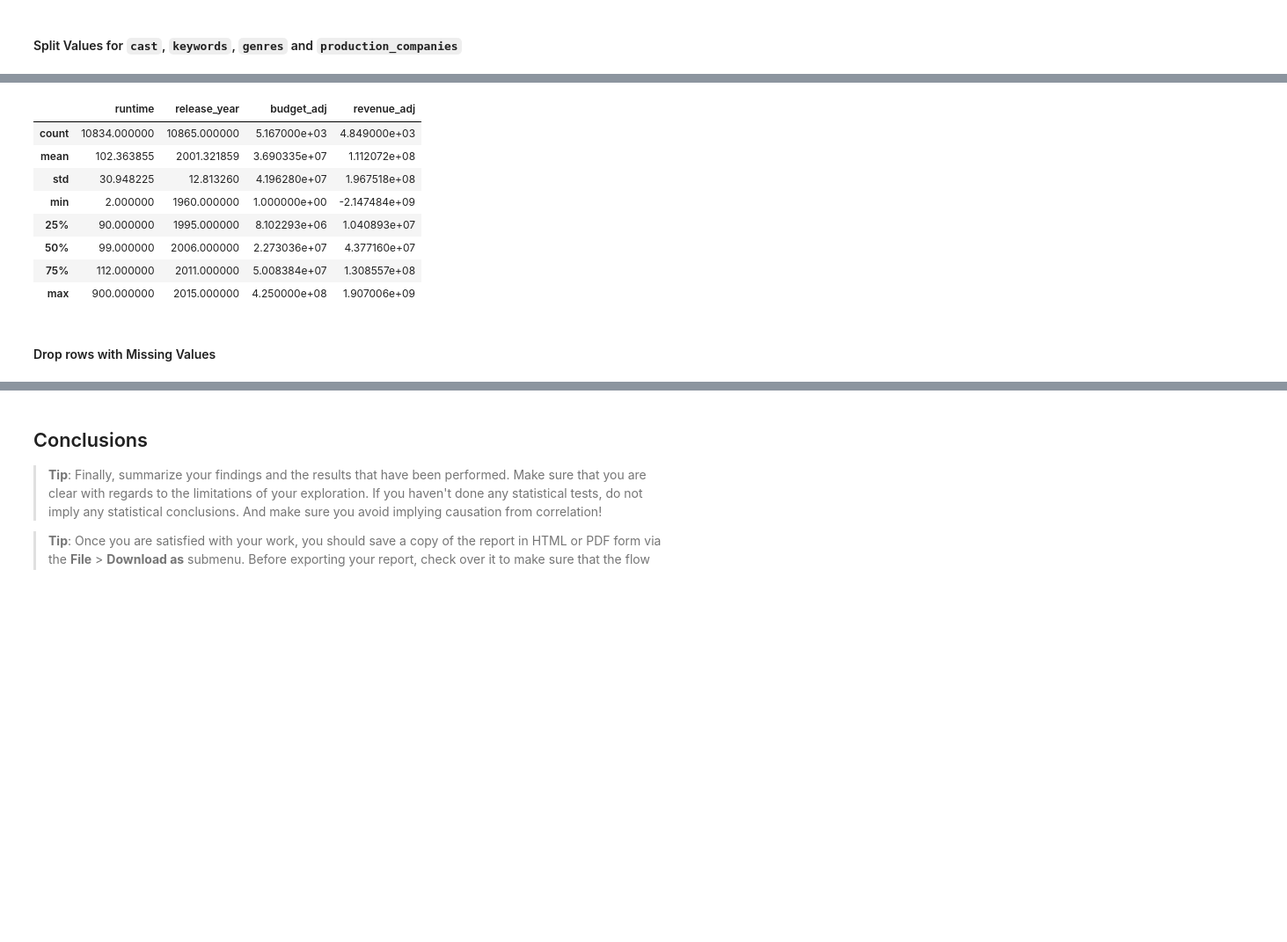
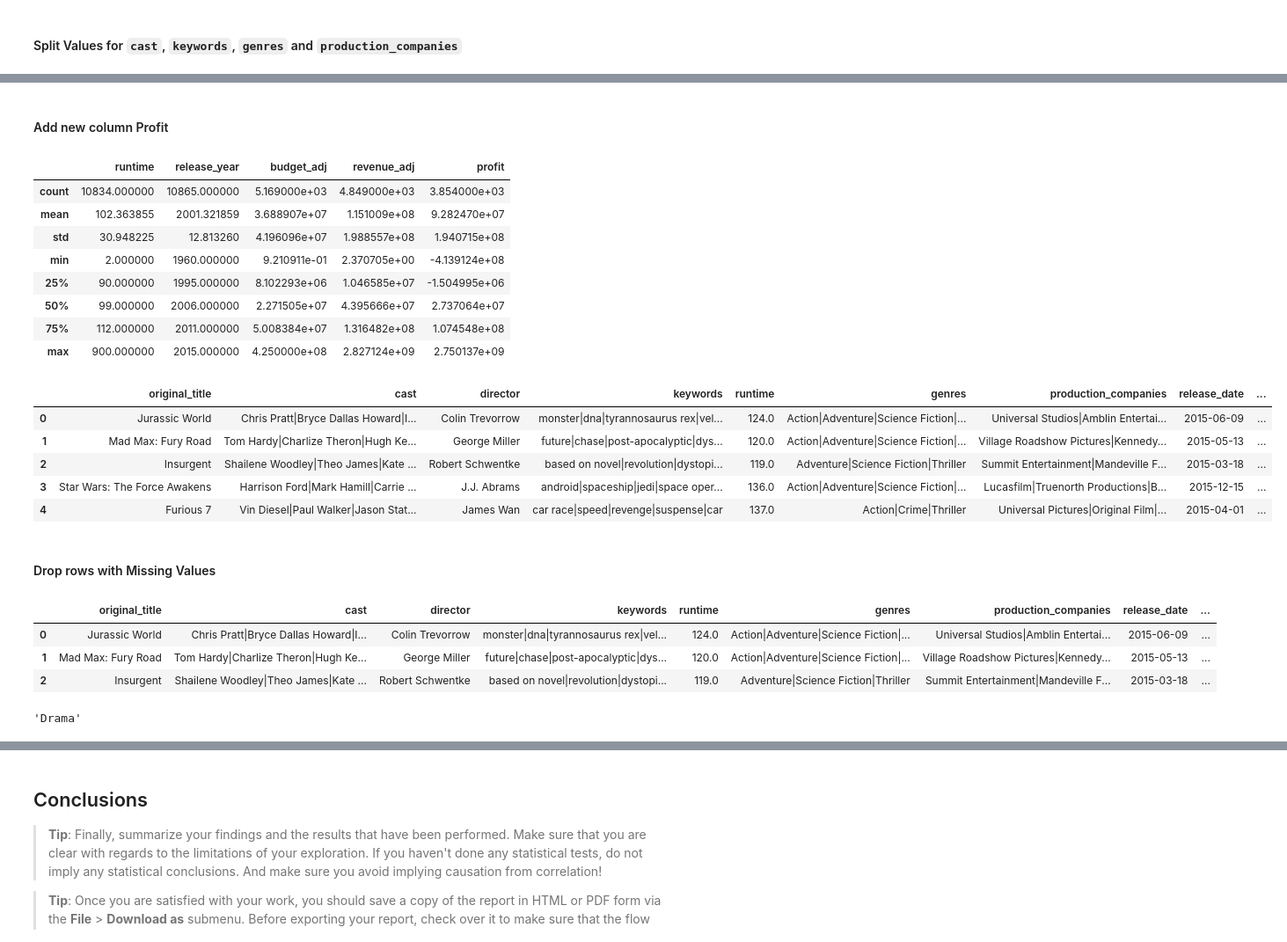
Before and after one commit to emilylauyw/Udacity-DAND-Project3-Investigate-TMDb-Movie-Dataset, a Jupyter notebook: investigate-tmdb-dataset.ipynb, the cells around one changed output, grey strips where cells are left out. Shown at 88% size. Drawn from its saved outputs; the diff is of its cells as text; code cells hidden in the pictures; blank space fills up the shorter version.

```diff
--- a/investigate-tmdb-dataset.ipynb
+++ b/investigate-tmdb-dataset.ipynb
@@ -287,14 +290,42 @@ movie_df[zero_list] = movie_df[zero_list].replace(0, np.NAN)
+# %% [markdown]
+#### Add new column Profit
+# %%
+# Insert a new column profit calculated using revenue minus budget
+movie_df['profit'] = movie_df['revenue_adj'] - movie_df['budget_adj']
+# %%
+# To confirm the changes
+movie_df.describe()
+# %% [output]
+|  | runtime | release_year | budget_adj | revenue_adj | profit |
+| count | 10834.000000 | 10865.000000 | 5.169000e+03 | 4.849000e+03 | 3.854000e+03 |
+| mean | 102.363855 | 2001.321859 | 3.688907e+07 | 1.151009e+08 | 9.282470e+07 |
+| std | 30.948225 | 12.813260 | 4.196096e+07 | 1.988557e+08 | 1.940715e+08 |
+| min | 2.000000 | 1960.000000 | 9.210911e-01 | 2.370705e+00 | -4.139124e+08 |
+| 25% | 90.000000 | 1995.000000 | 8.102293e+06 | 1.046585e+07 | -1.504995e+06 |
+| 50% | 99.000000 | 2006.000000 | 2.271505e+07 | 4.395666e+07 | 2.737064e+07 |
+| 75% | 112.000000 | 2011.000000 | 5.008384e+07 | 1.316482e+08 | 1.074548e+08 |
+| max | 900.000000 | 2015.000000 | 4.250000e+08 | 2.827124e+09 | 2.750137e+09 |
 # %%
-movie_df.describe()
+movie_df.head()
 # %% [output]
-|  | runtime | release_year | budget_adj | revenue_adj |
-| count | 10834.000000 | 10865.000000 | 5.167000e+03 | 4.849000e+03 |
-| mean | 102.363855 | 2001.321859 | 3.690335e+07 | 1.112072e+08 |
-| std | 30.948225 | 12.813260 | 4.196280e+07 | 1.967518e+08 |
-| min | 2.000000 | 1960.000000 | 1.000000e+00 | -2.147484e+09 |
-| 25% | 90.000000 | 1995.000000 | 8.102293e+06 | 1.040893e+07 |
-| 50% | 99.000000 | 2006.000000 | 2.273036e+07 | 4.377160e+07 |
-| 75% | 112.000000 | 2011.000000 | 5.008384e+07 | 1.308557e+08 |
-| max | 900.000000 | 2015.000000 | 4.250000e+08 | 1.907006e+09 |
+|  | original_title | cast | director | keywords | runtime | genres | production_companies | release_date | ... |
+| 0 | Jurassic World | Chris Pratt|Bryce Dallas Howard|I... | Colin Trevorrow | monster|dna|tyrannosaurus rex|vel... | 124.0 | Action|Adventure|Science Fiction|... | Universal Studios|Amblin Entertai... | 2015-06-09 | ... |
+| 1 | Mad Max: Fury Road | Tom Hardy|Charlize Theron|Hugh Ke... | George Miller | future|chase|post-apocalyptic|dys... | 120.0 | Action|Adventure|Science Fiction|... | Village Roadshow Pictures|Kennedy... | 2015-05-13 | ... |
+| 2 | Insurgent | Shailene Woodley|Theo James|Kate ... | Robert Schwentke | based on novel|revolution|dystopi... | 119.0 | Adventure|Science Fiction|Thriller | Summit Entertainment|Mandeville F... | 2015-03-18 | ... |
+| 3 | Star Wars: The Force Awakens | Harrison Ford|Mark Hamill|Carrie ... | J.J. Abrams | android|spaceship|jedi|space oper... | 136.0 | Action|Adventure|Science Fiction|... | Lucasfilm|Truenorth Productions|B... | 2015-12-15 | ... |
+| 4 | Furious 7 | Vin Diesel|Paul Walker|Jason Stat... | James Wan | car race|speed|revenge|suspense|car | 137.0 | Action|Crime|Thriller | Universal Pictures|Original Film|... | 2015-04-01 | ... |
 # %% [markdown]
 #### Drop rows with Missing Values
+# %%
+movie_df.head(3)
+# %% [output]
+|  | original_title | cast | director | keywords | runtime | genres | production_companies | release_date | ... |
+| 0 | Jurassic World | Chris Pratt|Bryce Dallas Howard|I... | Colin Trevorrow | monster|dna|tyrannosaurus rex|vel... | 124.0 | Action|Adventure|Science Fiction|... | Universal Studios|Amblin Entertai... | 2015-06-09 | ... |
+| 1 | Mad Max: Fury Road | Tom Hardy|Charlize Theron|Hugh Ke... | George Miller | future|chase|post-apocalyptic|dys... | 120.0 | Action|Adventure|Science Fiction|... | Village Roadshow Pictures|Kennedy... | 2015-05-13 | ... |
+| 2 | Insurgent | Shailene Woodley|Theo James|Kate ... | Robert Schwentke | based on novel|revolution|dystopi... | 119.0 | Adventure|Science Fiction|Thriller | Summit Entertainment|Mandeville F... | 2015-03-18 | ... |
+# %%
+genres = movie_df["genres"].str.cat(sep="|").split("|")
+test = pd.Series(genres).value_counts(ascending=True)
+test.idxmax()
+# %% [output]
+'Drama'
```
Also changed, not shown: parts of 38 cells of this notebook.
